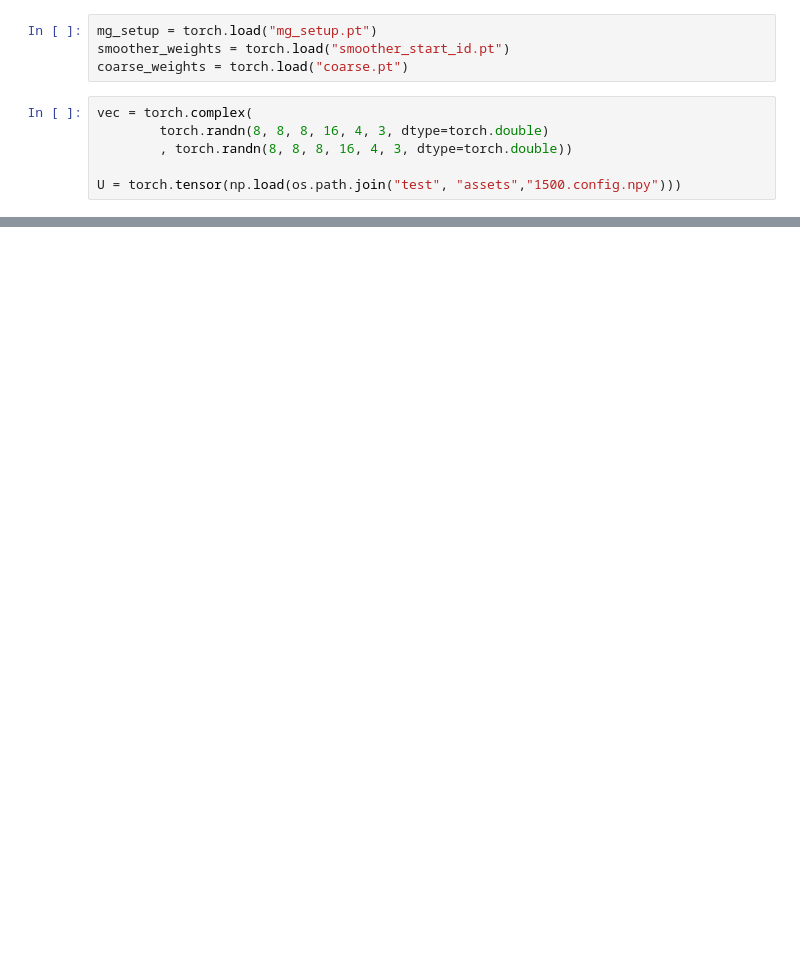
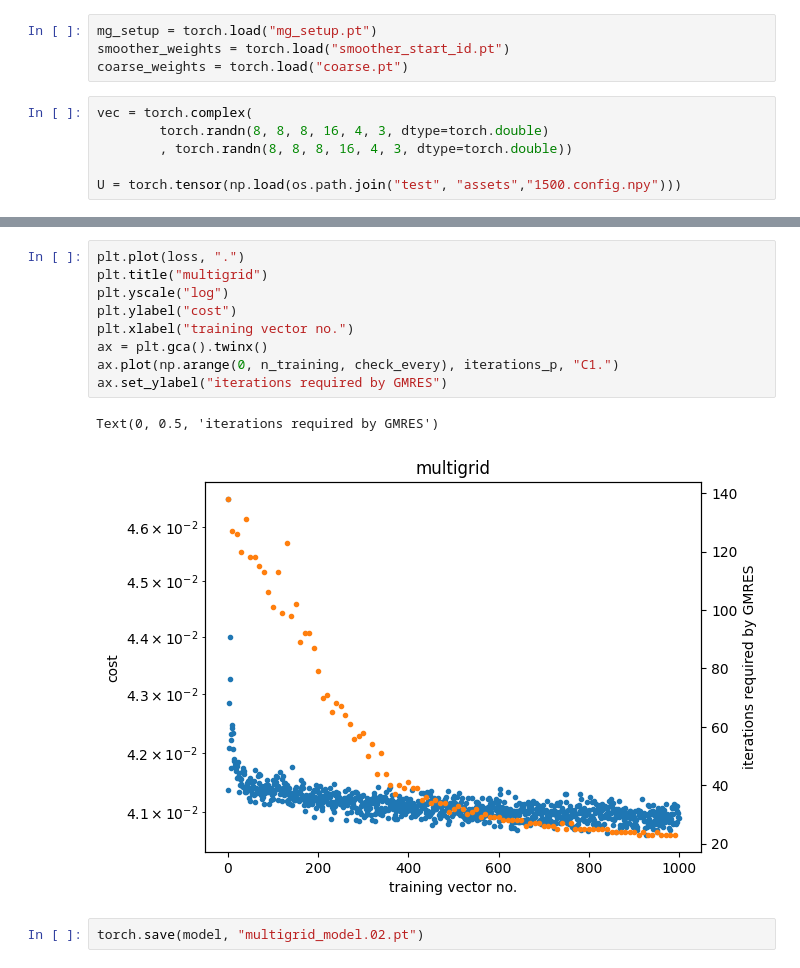
Before and after one commit to daknuett/qcd_ml, a Jupyter notebook: multigrid_model.ipynb, the cells around one changed output, grey strips where cells are left out. Cells and saved outputs as stored; diff of their text form; blank space fills up the shorter version.

```diff
--- a/multigrid_model.ipynb
+++ b/multigrid_model.ipynb
@@ -54,0 +244,14 @@ U = torch.tensor(np.load(os.path.join("test", "assets","1500.config.npy")))
+# %%
+plt.plot(loss, ".")
+plt.title("multigrid")
+plt.yscale("log")
+plt.ylabel("cost")
+plt.xlabel("training vector no.")
+ax = plt.gca().twinx()
+ax.plot(np.arange(0, n_training, check_every), iterations_p, "C1.")
+ax.set_ylabel("iterations required by GMRES")
+# %% [output]
+Text(0, 0.5, 'iterations required by GMRES')
+[figure, added]
+# %%
+torch.save(model, "multigrid_model.02.pt")
```
Also changed, not shown: parts of 9 cells of this notebook, 2 other files.
